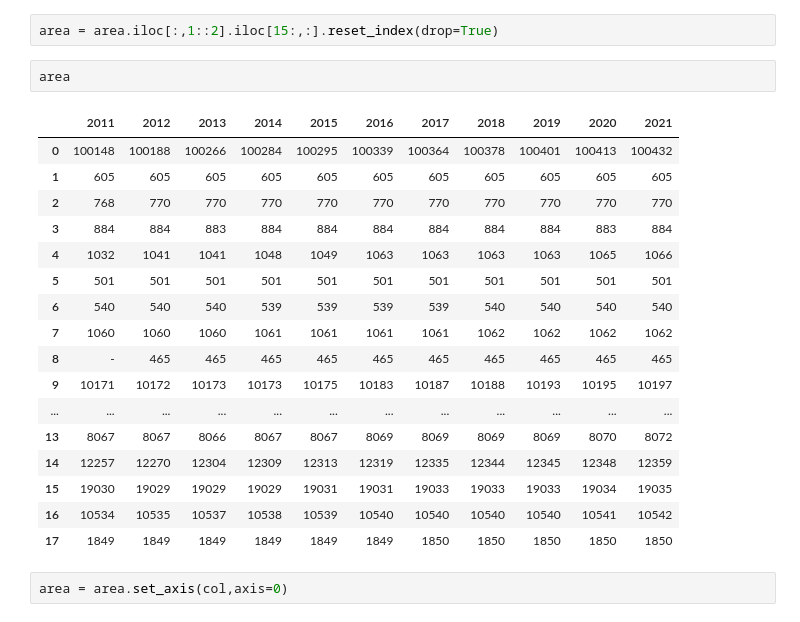
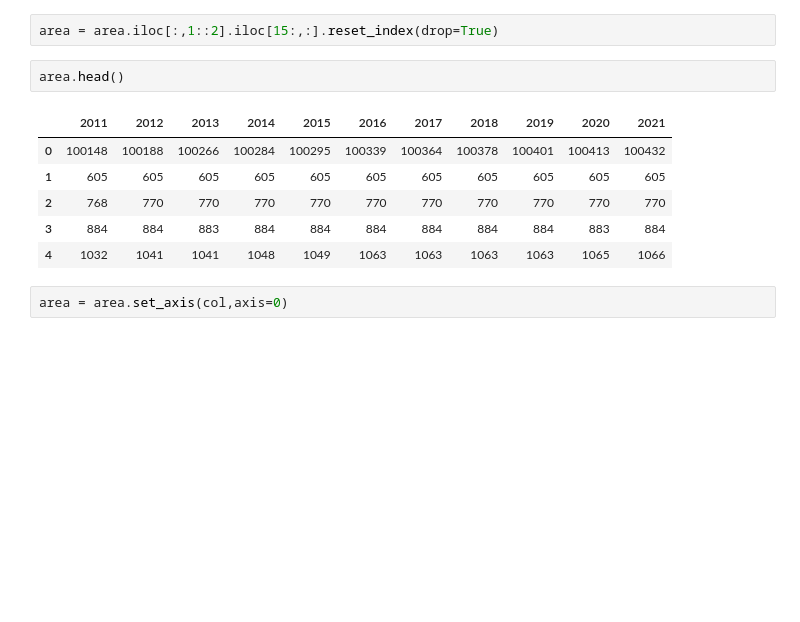
Before and after one commit to ThatHomr/project_2, a Jupyter notebook: project_2_file/ay_sprint2/pop_d.ipynb, the cells around one changed output. Drawn from its saved outputs; the diff is of its cells as text; blank space fills up the shorter version.

```diff
--- a/project_2_file/ay_sprint2/pop_d.ipynb
+++ b/project_2_file/ay_sprint2/pop_d.ipynb
@@ -128,25 +144,14 @@ len(col2),len(col)
 # %%
 area = area.iloc[:,1::2].iloc[15:,:].reset_index(drop=True)
 # %%
-area
+area.head()
 # %% [output]
 |  | 2011 | 2012 | 2013 | 2014 | 2015 | 2016 | 2017 | 2018 | 2019 | 2020 | 2021 |
 | 0 | 100148 | 100188 | 100266 | 100284 | 100295 | 100339 | 100364 | 100378 | 100401 | 100413 | 100432 |
 | 1 | 605 | 605 | 605 | 605 | 605 | 605 | 605 | 605 | 605 | 605 | 605 |
 | 2 | 768 | 770 | 770 | 770 | 770 | 770 | 770 | 770 | 770 | 770 | 770 |
 | 3 | 884 | 884 | 883 | 884 | 884 | 884 | 884 | 884 | 884 | 883 | 884 |
 | 4 | 1032 | 1041 | 1041 | 1048 | 1049 | 1063 | 1063 | 1063 | 1063 | 1065 | 1066 |
-| 5 | 501 | 501 | 501 | 501 | 501 | 501 | 501 | 501 | 501 | 501 | 501 |
-| 6 | 540 | 540 | 540 | 539 | 539 | 539 | 539 | 540 | 540 | 540 | 540 |
-| 7 | 1060 | 1060 | 1060 | 1061 | 1061 | 1061 | 1061 | 1062 | 1062 | 1062 | 1062 |
-| 8 | - | 465 | 465 | 465 | 465 | 465 | 465 | 465 | 465 | 465 | 465 |
-| 9 | 10171 | 10172 | 10173 | 10173 | 10175 | 10183 | 10187 | 10188 | 10193 | 10195 | 10197 |
-| ... | ... | ... | ... | ... | ... | ... | ... | ... | ... | ... | ... |
-| 13 | 8067 | 8067 | 8066 | 8067 | 8067 | 8069 | 8069 | 8069 | 8069 | 8070 | 8072 |
-| 14 | 12257 | 12270 | 12304 | 12309 | 12313 | 12319 | 12335 | 12344 | 12345 | 12348 | 12359 |
-| 15 | 19030 | 19029 | 19029 | 19029 | 19031 | 19031 | 19033 | 19033 | 19033 | 19034 | 19035 |
-| 16 | 10534 | 10535 | 10537 | 10538 | 10539 | 10540 | 10540 | 10540 | 10540 | 10541 | 10542 |
-| 17 | 1849 | 1849 | 1849 | 1849 | 1849 | 1849 | 1850 | 1850 | 1850 | 1850 | 1850 |
 # %%
 area = area.set_axis(col,axis=0)
 # %%
```
Also changed, not shown: parts of 90 cells of this notebook, 6 other files.
